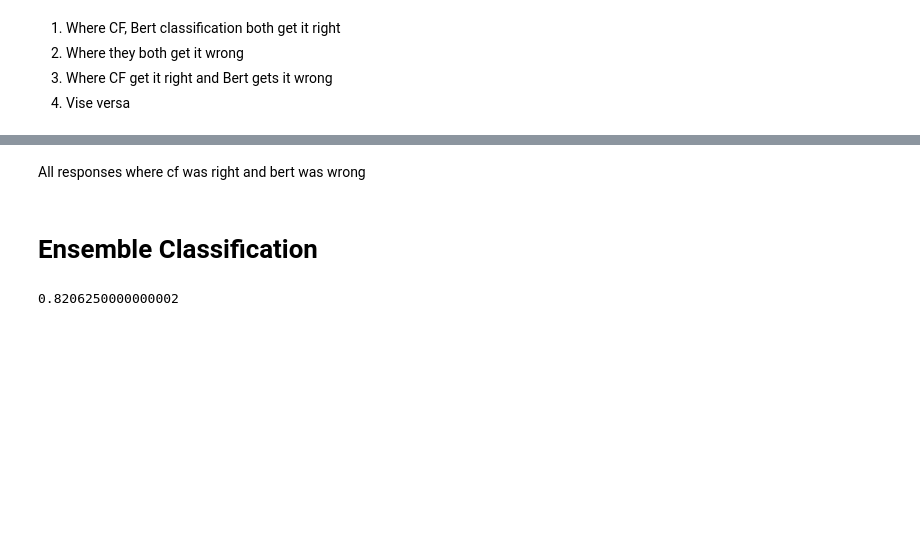
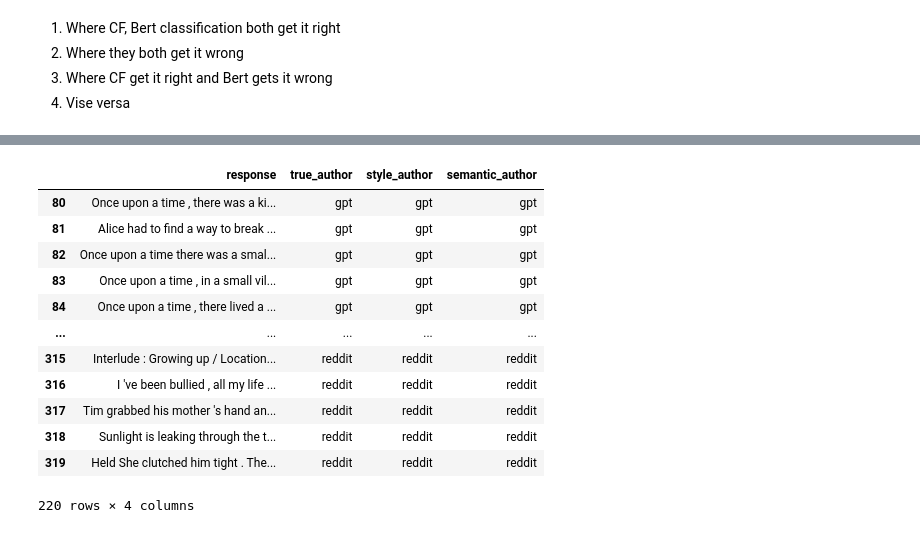
Before and after one commit to harrison-f-stropkay/llm-style, a Jupyter notebook: classification.ipynb, the cells around one changed output, grey strips where cells are left out. Saved outputs shown, nothing was run; the diff lists cells and outputs as text; code cells hidden in the pictures; blank space fills up the shorter version.

```diff
--- a/classification.ipynb
+++ b/classification.ipynb
@@ -610,5 +809 @@ Number of indices where BERT was correct and CF was incorrect: 61
-# %% [markdown]
-All responses where cf was right and bert was wrong
-# %% [markdown]
-# Ensemble Classification
 # %%
@@ -737,6 +933,0 @@ results.to_csv("ensemble_classification_results.csv", index=False)
-# %%
-results = pd.read_csv("ensemble_classification_results.csv")
-mean_accuracy = results["accuracy"].mean()
-mean_accuracy
-# %% [output]
-0.8206250000000002
@@ -749,0 +934,20 @@ print(y_preds)
+# %%
+correct_both = (df_results["true_author"] == df_results["style_author"]) & (
+    df_results["true_author"] == df_results["semantic_author"]
+)
+df_both_correct = df_results[correct_both]
+df_both_correct
+# %% [output]
+|  | response | true_author | style_author | semantic_author |
+| 80 | Once upon a time , there was a ki... | gpt | gpt | gpt |
+| 81 | Alice had to find a way to break ... | gpt | gpt | gpt |
+| 82 | Once upon a time there was a smal... | gpt | gpt | gpt |
+| 83 | Once upon a time , in a small vil... | gpt | gpt | gpt |
+| 84 | Once upon a time , there lived a ... | gpt | gpt | gpt |
+| ... | ... | ... | ... | ... |
+| 315 | Interlude : Growing up / Location... | reddit | reddit | reddit |
+| 316 | I 've been bullied , all my life ... | reddit | reddit | reddit |
+| 317 | Tim grabbed his mother 's hand an... | reddit | reddit | reddit |
+| 318 | Sunlight is leaking through the t... | reddit | reddit | reddit |
+| 319 | Held She clutched him tight . The... | reddit | reddit | reddit |
+220 rows × 4 columns
```
Also changed, not shown: parts of 24 cells of this notebook, 3 other files.
